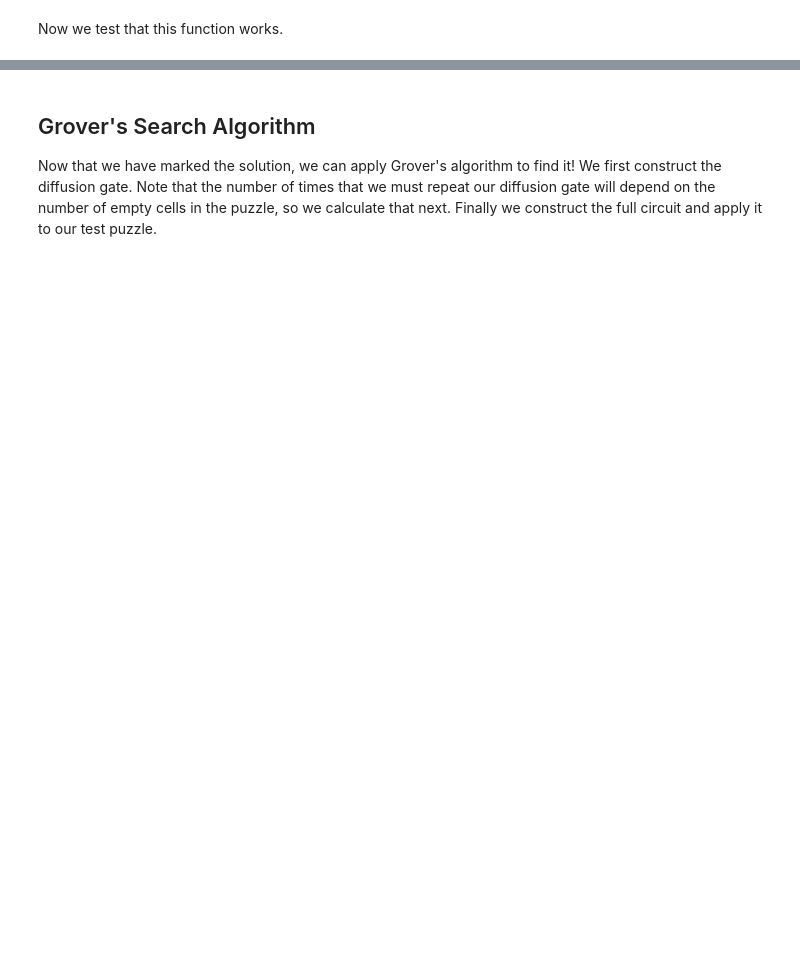
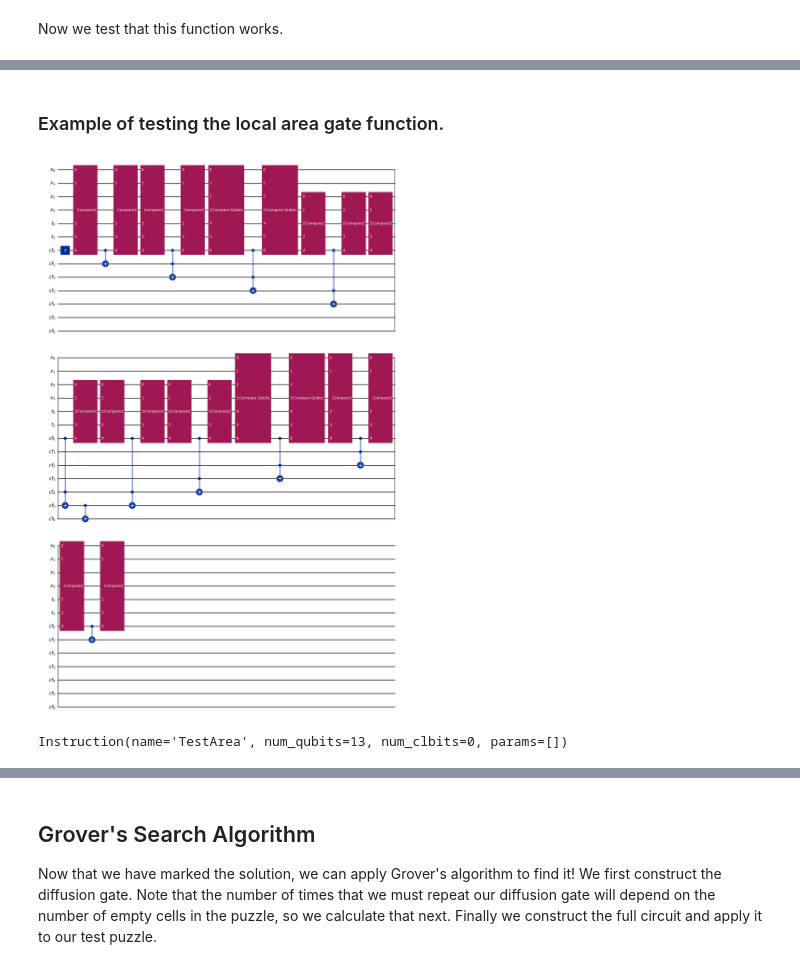
Before and after one commit to jenfns/ErdosQuantum_FirstProject, a Jupyter notebook: Sudoku_Solver.ipynb, the cells around one changed output, grey strips where cells are left out. Cells and saved outputs as stored; diff of their text form; code cells hidden in the pictures; blank space fills up the shorter version.

```diff
--- a/Sudoku_Solver.ipynb
+++ b/Sudoku_Solver.ipynb
@@ -271,0 +478,7 @@ We add a gate that will be the identity unless it is the first conflict for that
+# %% [markdown]
+### Example of testing the local area gate function.
+# %%
+oracle_area_circuit_fn(2,[2,3],"TestArea")
+# %% [output]
+[figure, added]
+Instruction(name='TestArea', num_qubits=13, num_clbits=0, params=[])
```
Also changed, not shown: parts of 39 cells of this notebook.
